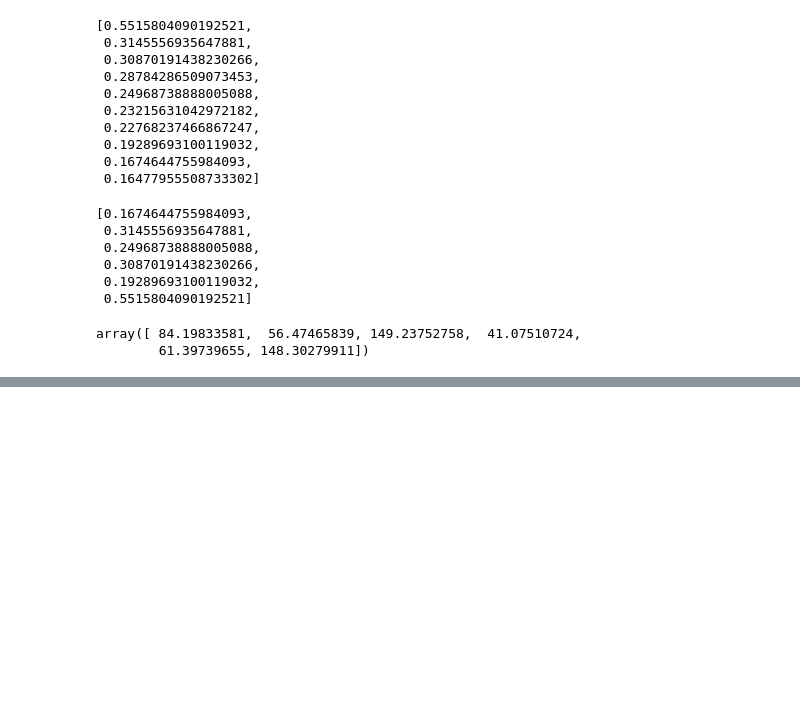
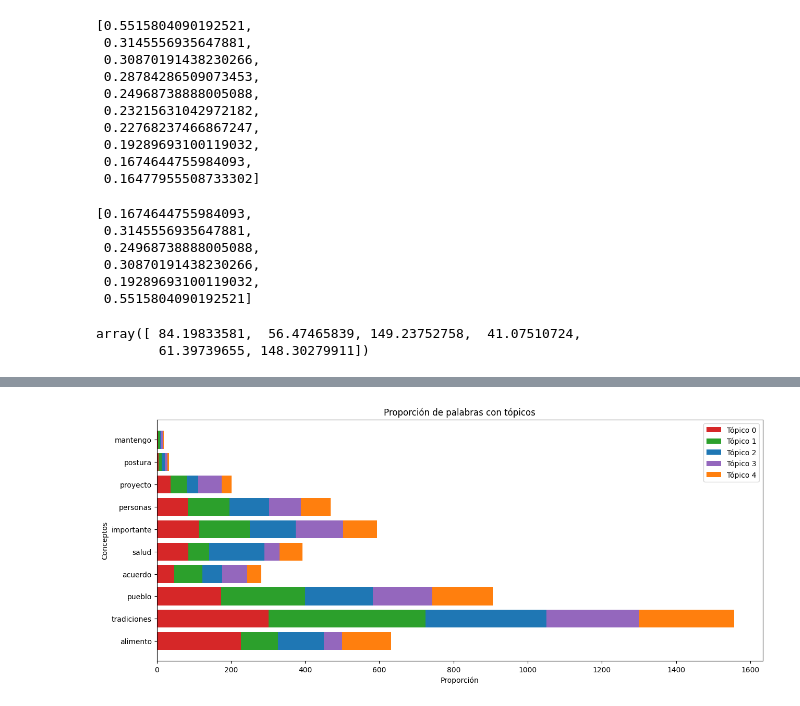
Before and after one commit to camilocarvajalreyes/ethicapp-nlp, a Jupyter notebook: topic-modelling/BT_topic_samples_adela.ipynb, the cells around one changed output, grey strips where cells are left out. Saved outputs shown, nothing was run; the diff lists cells and outputs as text; code cells hidden in the pictures; blank space fills up the shorter version.

```diff
--- a/topic-modelling/BT_topic_samples_adela.ipynb
+++ b/topic-modelling/BT_topic_samples_adela.ipynb
@@ -267,6 +256,22 @@ word_frequency_list
  ('mantengo', 20),
  ('ciencia', 3),
  ('desarrollo', 17)]
+# %%
+def get_freqs(target_words):
+    # Combine all documents into a single string
+    all_text = ' '.join(test_docs)
+
+    # Preprocess the text (convert to lowercase and remove punctuation)
+    cleaned_text = re.sub(r'[^\w\s]', '', all_text.lower())
+
+    # Tokenize the cleaned text
+    tokens = cleaned_text.split()
+
+    # Count word frequencies
+    word_frequencies = Counter(tokens)
+
+    word_frequency_list = [(word, word_frequencies[word]) for word in target_words]
+    return word_frequency_list
 # %%
 similar_topics, similarity = model.find_topics('integridad', top_n=0)
 similar_topics
@@ -357,0 +419,6 @@ plt.show()
+# %%
+target_words = ['alimento','tradiciones','pueblo','acuerdo','salud','importante','personas','proyecto','postura','mantengo']
+plt.rcParams["figure.figsize"] = (15,6)
+plot_word_topics(target_words)
+# %% [output]
+[figure, added]
```
Also changed, not shown: parts of 20 cells of this notebook.
